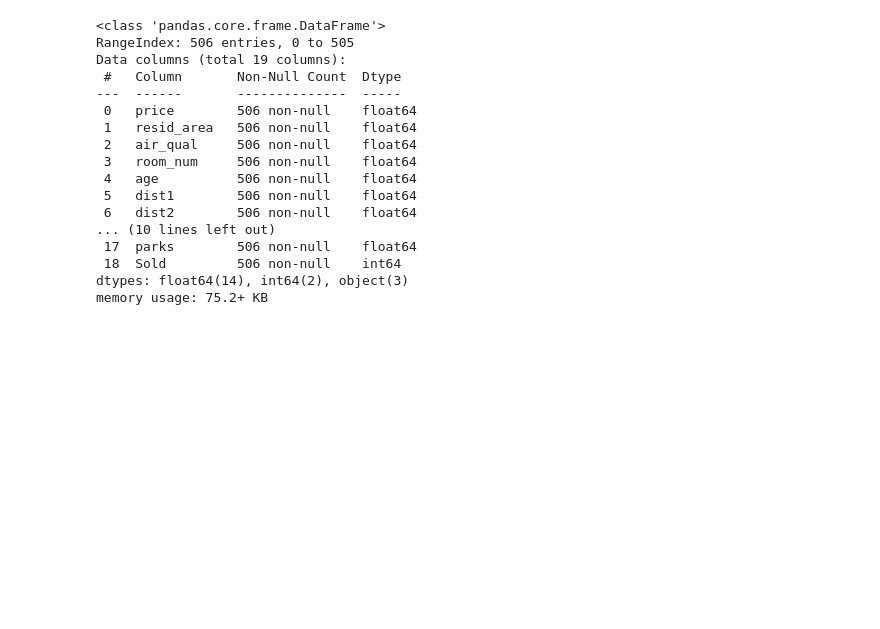
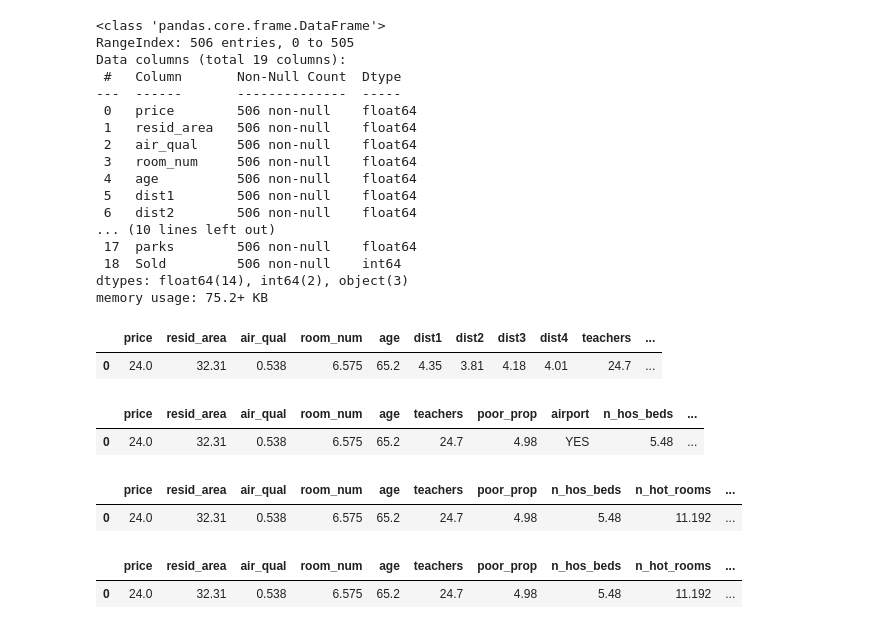
Before and after one commit to Ebin21/ML, a Jupyter notebook: House_Price.ipynb, the cells around one changed output. Saved outputs shown, nothing was run; the diff lists cells and outputs as text; code cells hidden in the pictures; blank space fills up the shorter version.

```diff
--- a/House_Price.ipynb
+++ b/House_Price.ipynb
@@ -155,3 +155,30 @@ Data columns (total 19 columns):
  18  Sold         506 non-null    int64
 dtypes: float64(14), int64(2), object(3)
 memory usage: 75.2+ KB
+# %%
+df['avg_dist']= (df.dist1 + df.dist2 + df.dist3 + df.dist4)/4
+df.head(1)
+# %% [output]
+|  | price | resid_area | air_qual | room_num | age | dist1 | dist2 | dist3 | dist4 | teachers | ... |
+| 0 | 24.0 | 32.31 | 0.538 | 6.575 | 65.2 | 4.35 | 3.81 | 4.18 | 4.01 | 24.7 | ... |
+# %%
+del df['dist1']
+del df['dist2']
+del df['dist3']
+del df['dist4']
+df.head(1)
+# %% [output]
+|  | price | resid_area | air_qual | room_num | age | teachers | poor_prop | airport | n_hos_beds | ... |
+| 0 | 24.0 | 32.31 | 0.538 | 6.575 | 65.2 | 24.7 | 4.98 | YES | 5.48 | ... |
+# %%
+df=pd.get_dummies(df)
+df.head(1)
+# %% [output]
+|  | price | resid_area | air_qual | room_num | age | teachers | poor_prop | n_hos_beds | n_hot_rooms | ... |
+| 0 | 24.0 | 32.31 | 0.538 | 6.575 | 65.2 | 24.7 | 4.98 | 5.48 | 11.192 | ... |
+# %%
+del df['airport_NO']
+df.head(1)
+# %% [output]
+|  | price | resid_area | air_qual | room_num | age | teachers | poor_prop | n_hos_beds | n_hot_rooms | ... |
+| 0 | 24.0 | 32.31 | 0.538 | 6.575 | 65.2 | 24.7 | 4.98 | 5.48 | 11.192 | ... |
```
